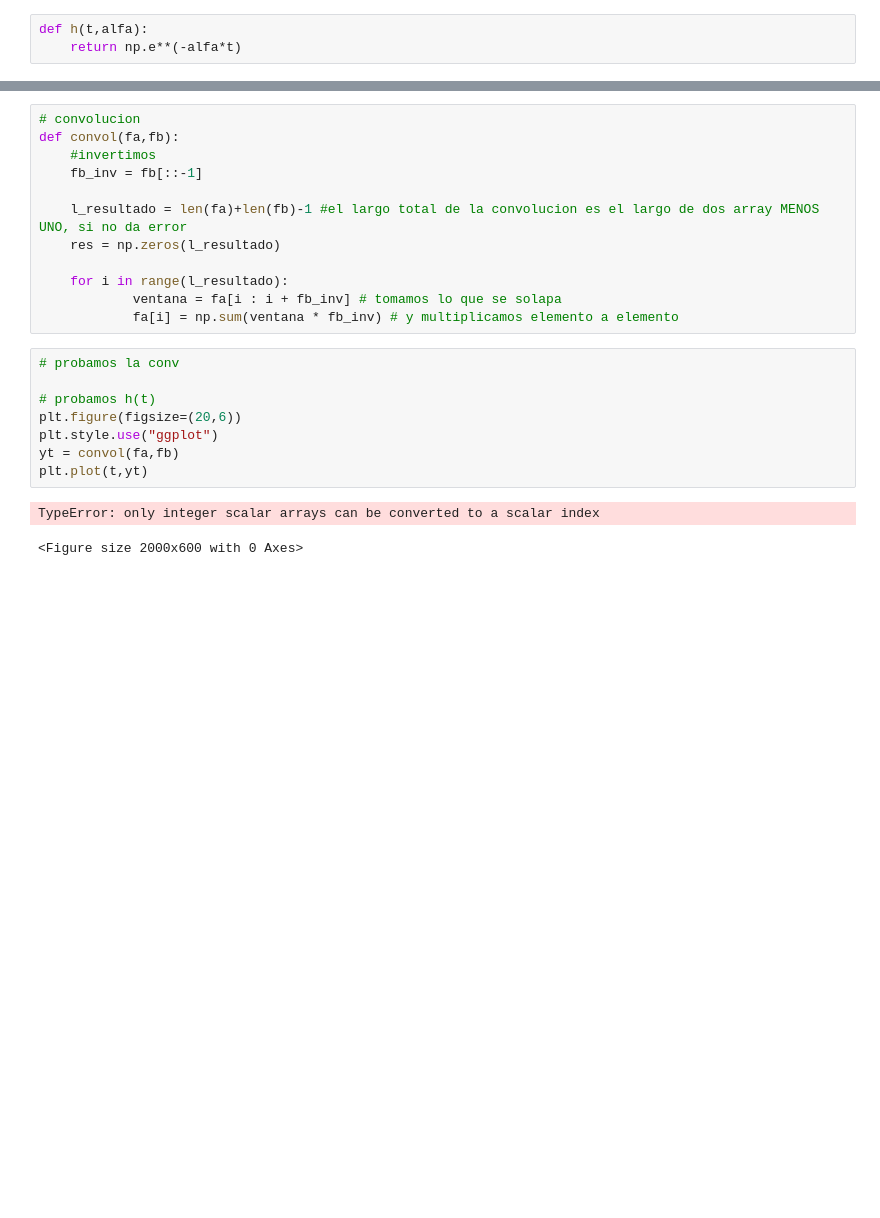
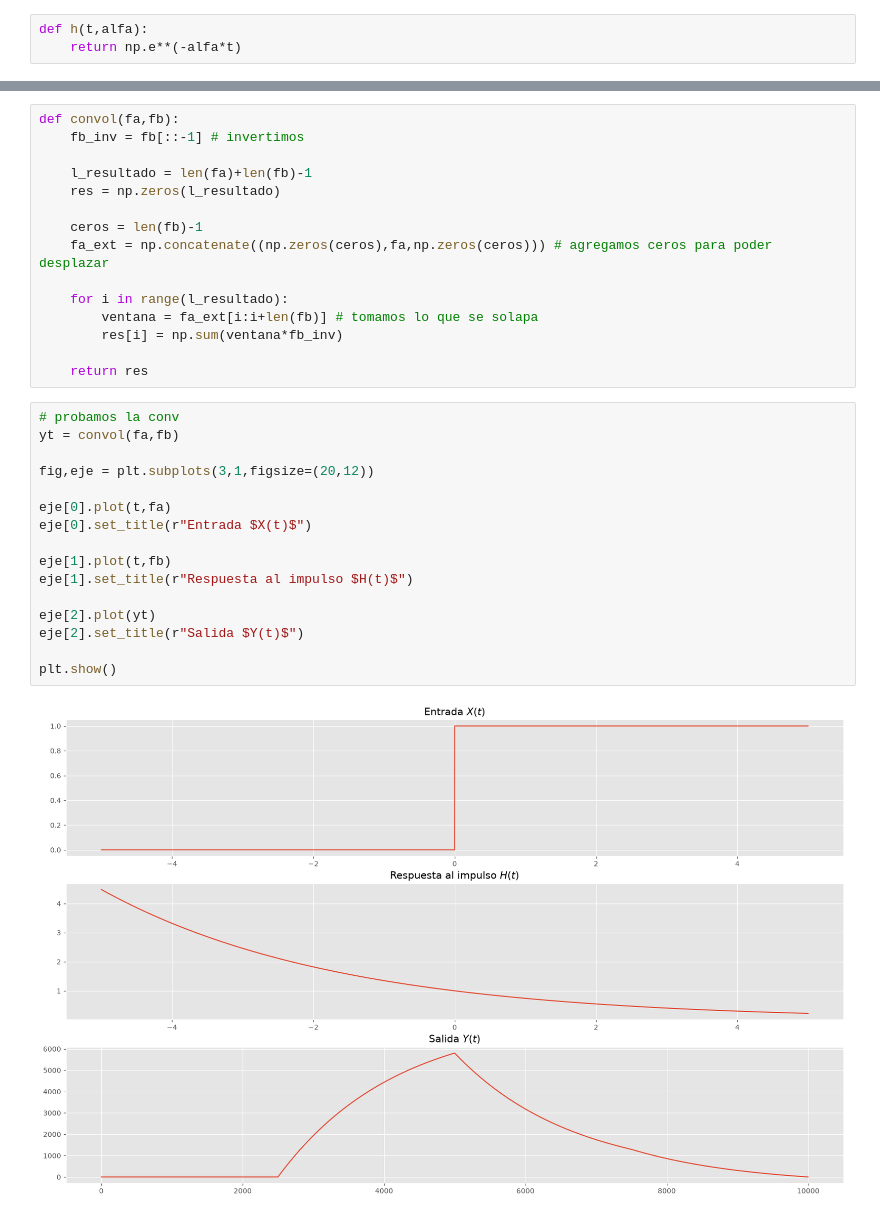
Before and after one commit to ilavaggi/SyS-2026, a Jupyter notebook: TP4.ipynb, the cells around one changed output, grey strips where cells are left out. Saved outputs shown, nothing was run; the diff lists cells and outputs as text; blank space fills up the shorter version.

```diff
--- a/TP4.ipynb
+++ b/TP4.ipynb
@@ -35,23 +35,33 @@ plt.plot(t,fb)
 # %%
-# convolucion
 def convol(fa,fb):
-    #invertimos
-    fb_inv = fb[::-1]
+    fb_inv = fb[::-1] # invertimos
 
-    l_resultado = len(fa)+len(fb)-1 #el largo total de la convolucion es el largo de dos array MENOS UNO, si no da error
+    l_resultado = len(fa)+len(fb)-1
     res = np.zeros(l_resultado)
 
+    ceros = len(fb)-1
+    fa_ext = np.concatenate((np.zeros(ceros),fa,np.zeros(ceros))) # agregamos ceros para poder desplazar
+
     for i in range(l_resultado):
-            ventana = fa[i : i + fb_inv] # tomamos lo que se solapa
-            fa[i] = np.sum(ventana * fb_inv) # y multiplicamos elemento a elemento
+        ventana = fa_ext[i:i+len(fb)] # tomamos lo que se solapa
+        res[i] = np.sum(ventana*fb_inv)
+
+    return res
 # %%
 # probamos la conv
+yt = convol(fa,fb)
 
-# probamos h(t)
-plt.figure(figsize=(20,6))
-plt.style.use("ggplot")
-yt = convol(fa,fb)
-plt.plot(t,yt)
+fig,eje = plt.subplots(3,1,figsize=(20,12))
+
+eje[0].plot(t,fa)
+eje[0].set_title(r"Entrada $X(t)$")
+
+eje[1].plot(t,fb)
+eje[1].set_title(r"Respuesta al impulso $H(t)$")
+
+eje[2].plot(yt)
+eje[2].set_title(r"Salida $Y(t)$")
+
+plt.show()
 # %% [output]
-TypeError: only integer scalar arrays can be converted to a scalar index
-<Figure size 2000x600 with 0 Axes>
+[figure, added]
```
Also changed, not shown: parts of 5 cells of this notebook.
